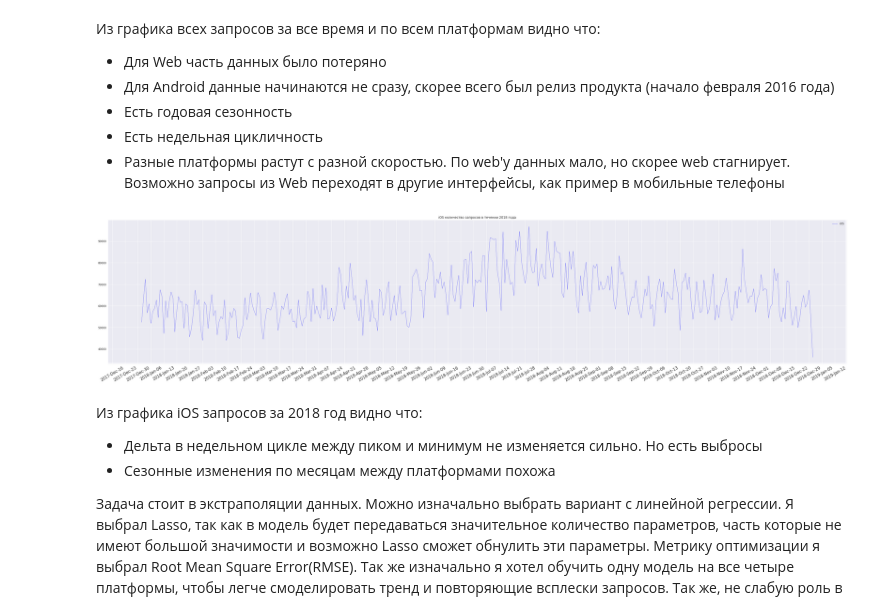
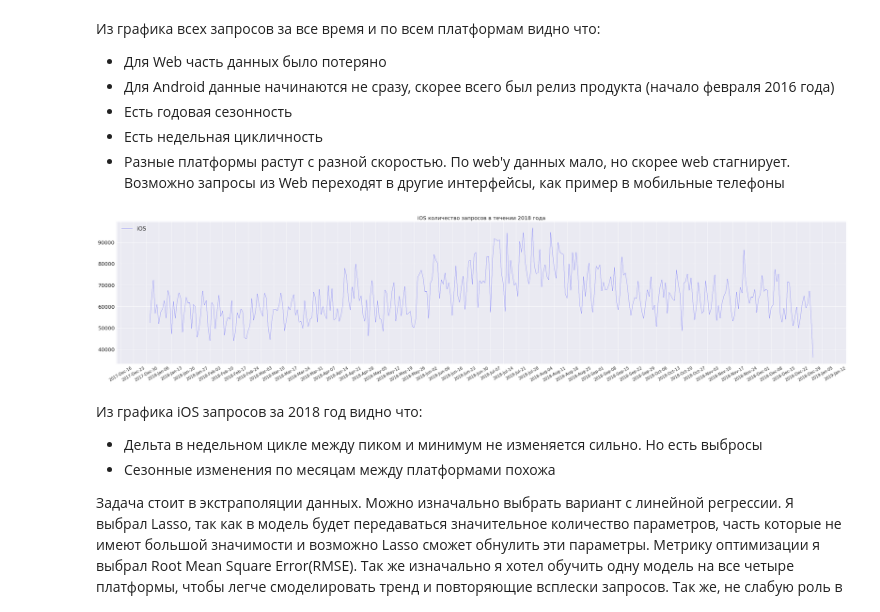
Before and after one commit to ayratzay/aviasales, a Jupyter notebook: aviasales_trend_pred.ipynb, the cells around one changed output. Cells and saved outputs as stored; diff of their text form; code cells hidden in the pictures.

```diff
--- a/aviasales_trend_pred.ipynb
+++ b/aviasales_trend_pred.ipynb
@@ -105,24 +102,26 @@ plt.show()
 # %%
 fig, ax = plt.subplots()
 
 date_format = mdates.DateFormatter('%Y-%b-%d')
 months = mdates.MonthLocator()
 days_loc = mdates.WeekdayLocator(5)
 
 mask_2018 = (df['date'].dt.year == 2018) & (mask_ios)
 plt.plot(df[mask_2018]['date'], df['searches'][mask_2018], linewidth=0.5, c='blue', label='iOS')
 
-plt.title("iOS количество запросов в течении 2018 года")
+plt.title("iOS количество запросов в течении 2018 года", fontsize=20)
 ax.xaxis.set_major_formatter(date_format)
 ax.xaxis.set_major_locator(days_loc)
 ax.xaxis.set_tick_params(rotation=30, labelsize=15)
-ax.legend()
+ax.xaxis.set_tick_params(rotation=30, labelsize=15)
+ax.yaxis.set_tick_params(labelsize=20)
+ax.legend(loc=2,prop={'size':21})
 
 matplotlib.rc('figure', figsize=(50, 10))
 
 plt.show()
 # %% [output]
-[figure, old version]
+[figure, new version]
 # %% [markdown]
 Из графика iOS запросов за 2018 год видно что:
 - Дельта в недельном цикле между пиком и минимум не изменяется сильно. Но есть выбросы
```
Also changed, not shown: parts of 9 cells of this notebook.
